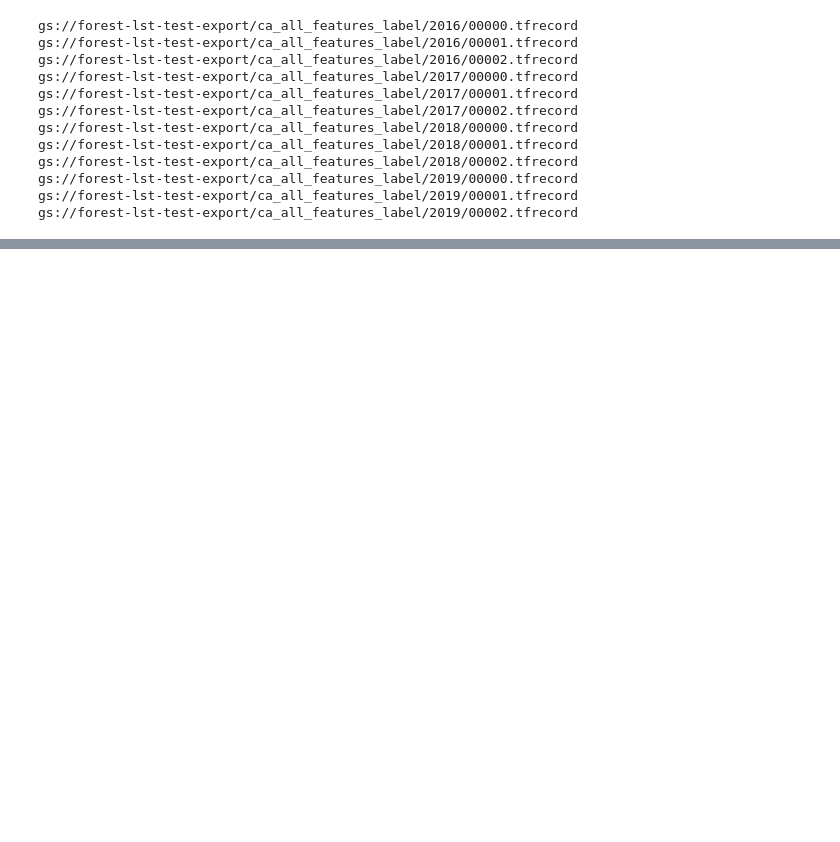
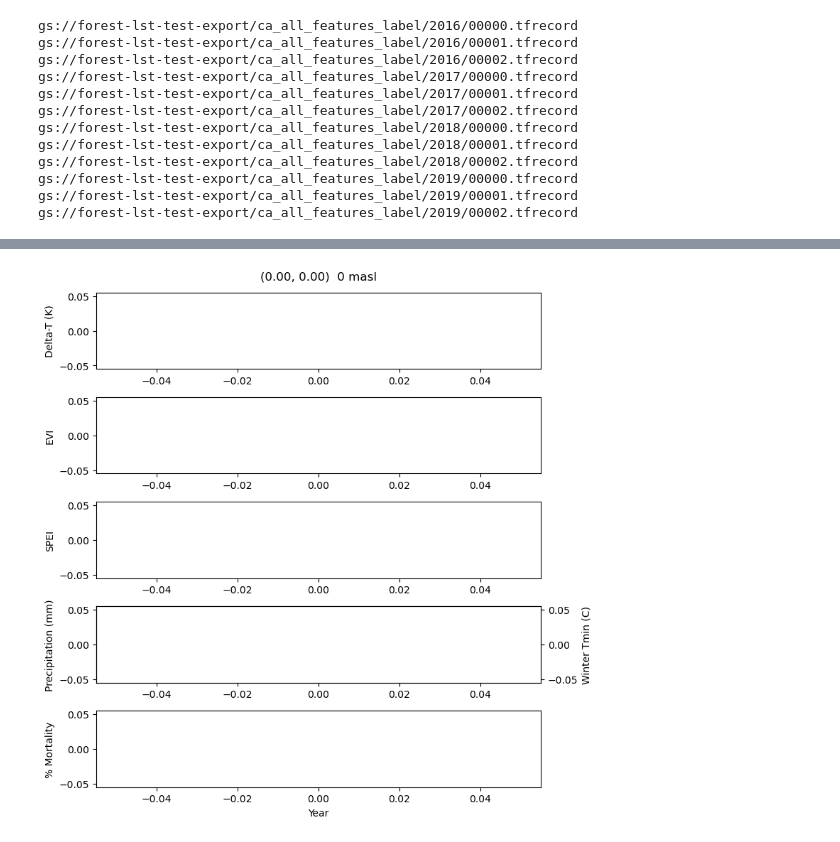
Before and after one commit to s-kganz/ForestLST, a Jupyter notebook: notebooks/inspect_tfrecords.ipynb, the cells around one changed output, grey strips where cells are left out. Drawn from its saved outputs; the diff is of its cells as text; code cells hidden in the pictures; blank space fills up the shorter version.

```diff
--- a/notebooks/inspect_tfrecords.ipynb
+++ b/notebooks/inspect_tfrecords.ipynb
@@ -98,0 +104,8 @@ plot_one_feature(feature)
+# %%
+records = [
+    "/".join(["gs://{}".format(bucket), f.name])
+    for f in client.list_blobs(bucket, prefix="ca_dense_tensors_v3/")
+    if ".tfrecord" in f.name
+]
+
+print("\n".join(records))
@@ -98,0 +114,8 @@ plot_one_feature(feature)
+# %%
+ds_dense = tf.data.TFRecordDataset(records)
+
+raw_record = next(ds_dense.take(1).as_numpy_iterator())
+example = tf.train.Example()
+example.ParseFromString(raw_record)
+m = json.loads(json_format.MessageToJson(example))
+JSON(m)
@@ -98,0 +124,16 @@ plot_one_feature(feature)
+# %%
+feature_names = list(m["features"]["feature"].keys())
+feature_ints = ["year", "elevation"]
+feature_len   = len(m["features"]["feature"]["year"]["int64List"]["value"])
+
+spec_dense = {
+    key: tf.io.FixedLenFeature([feature_len], dtype=tf.int64 if key in feature_ints else tf.float32)
+    for key in feature_names
+}
+
+def decode_record_dense(proto):
+    return tf.io.parse_single_example(proto, spec_dense)
+
+ds_dense_dec = ds_dense.map(decode_record_dense)
+
+feature = next(ds_dense_dec.take(1).as_numpy_iterator())
@@ -98,0 +206,4 @@ plot_one_feature(feature)
+# %%
+plot_dense_example(feature)
+# %% [output]
+[figure, added]
```
Also changed, not shown: parts of 7 cells of this notebook.
